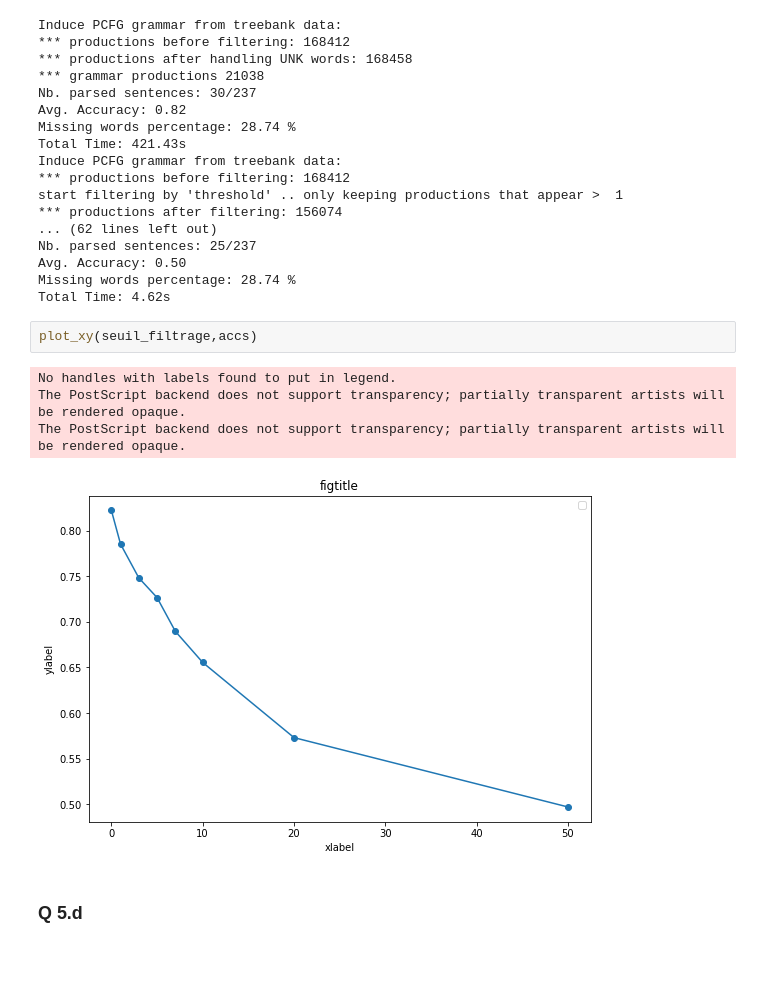
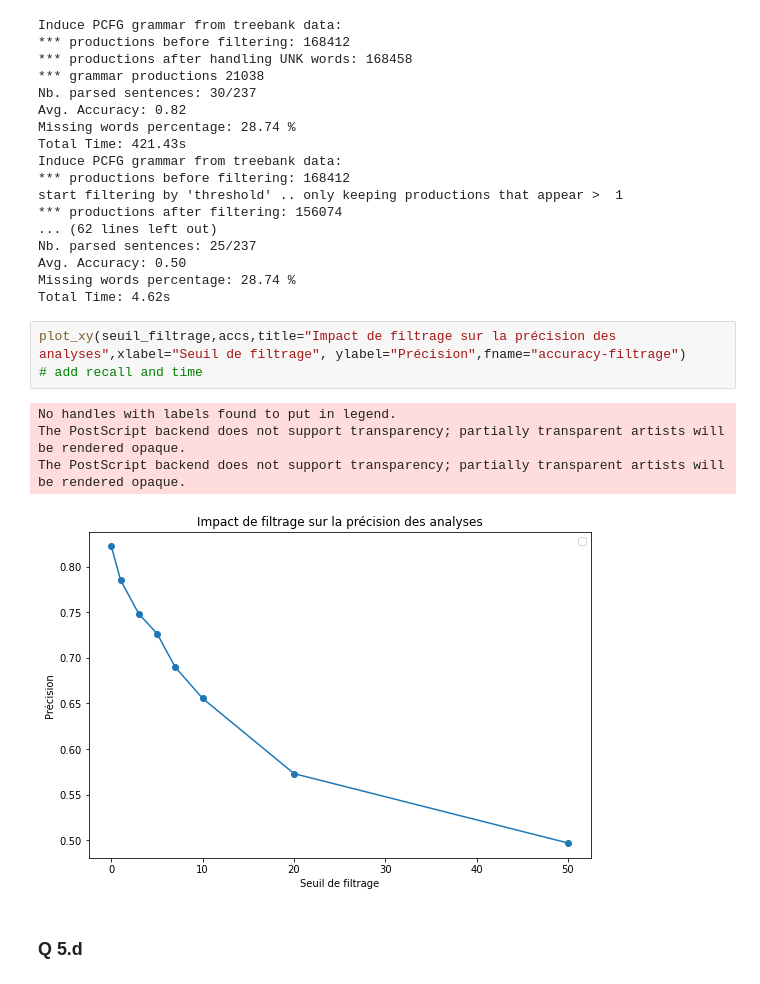
Before and after one commit to KacemKhaled/IFT6285-NLP, a Jupyter notebook: TP5/TP5.ipynb, the cells around one changed output. Cells and saved outputs as stored; diff of their text form.

Commit message:
impact  filtrage accuracy

```diff
--- a/TP5/TP5.ipynb
+++ b/TP5/TP5.ipynb
@@ -729,13 +730,14 @@ Nb. parsed sentences: 25/237
 Avg. Accuracy: 0.50
 Missing words percentage: 28.74 %
 Total Time: 4.62s
-# %%
-plot_xy(seuil_filtrage,accs)
-# %% [output]
-No handles with labels found to put in legend.
-The PostScript backend does not support transparency; partially transparent artists will be rendered opaque.
-The PostScript backend does not support transparency; partially transparent artists will be rendered opaque.
-[figure, removed]
+# %%
+plot_xy(seuil_filtrage,accs,title="Impact de filtrage sur la précision des analyses",xlabel="Seuil de filtrage", ylabel="Précision",fname="accuracy-filtrage")
+# add recall and time
+# %% [output]
+No handles with labels found to put in legend.
+The PostScript backend does not support transparency; partially transparent artists will be rendered opaque.
+The PostScript backend does not support transparency; partially transparent artists will be rendered opaque.
+[figure, added]
 # %% [markdown]
 ### Q 5.d
 # %%
```
Also changed, not shown: parts of 10 cells of this notebook, 3 other files.
